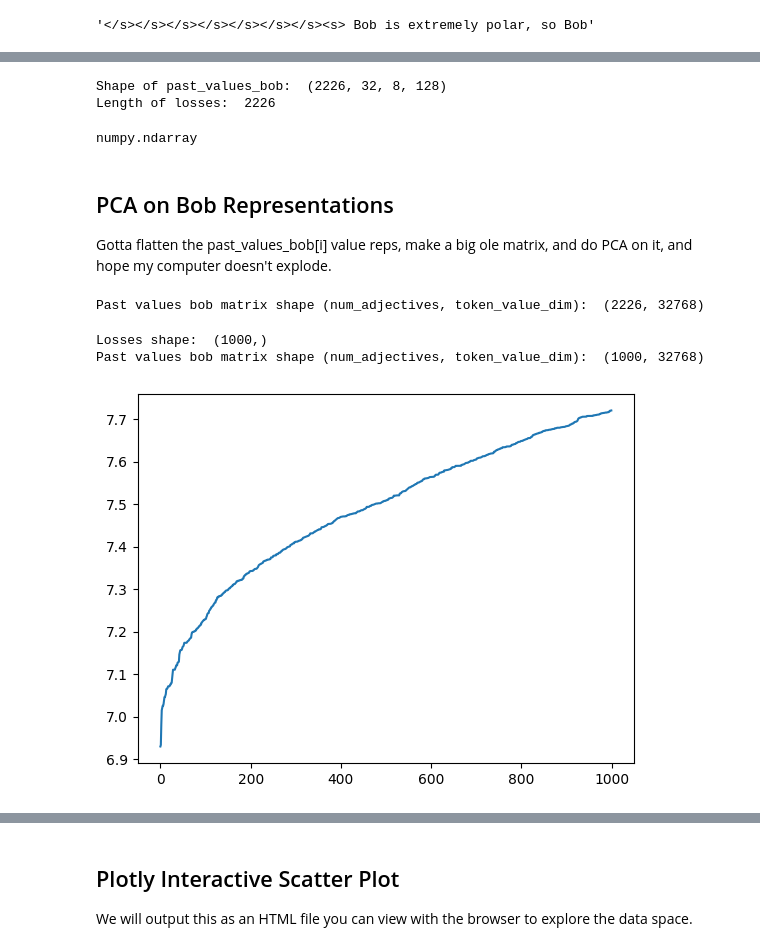
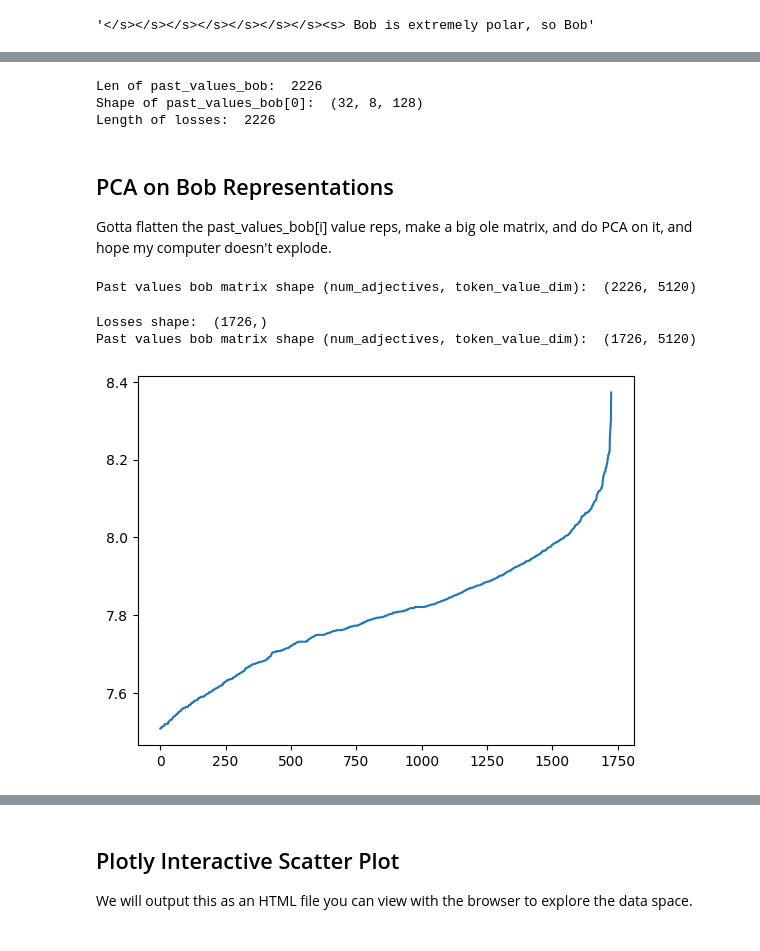
Before and after one commit to amanb2000/Emo_LLM, a Jupyter notebook: Adjective_Representation_PCA.ipynb, the cells around one changed output, grey strips where cells are left out. Saved outputs shown, nothing was run; the diff lists cells and outputs as text; code cells hidden in the pictures.

Commit message:
Work on adjective reps. TODO: rewrite cleanly/with good practices

```diff
--- a/Adjective_Representation_PCA.ipynb
+++ b/Adjective_Representation_PCA.ipynb
@@ -298,6 +288,3 @@ Compile with `TORCH_USE_CUDA_DSA` to enable device-side assertions.
 tokenizer.decode(input_ids['input_ids'][2225, :])
 # %% [output]
 '</s></s></s></s></s></s></s><s> Bob is extremely polar, so Bob'
-# %%
-losses = [float(x) for x in losses]
-print("Mean loss: ", np.mean(losses))
@@ -325,13 +305,11 @@ plt.plot(losses)
 # %%
-print("Shape of past_values_bob: ", past_values_bob.shape)
+print("Len of past_values_bob: ", len(past_values_bob))
+print("Shape of past_values_bob[0]: ", past_values_bob[0].shape)
 print("Length of losses: ", len(losses))
 # %% [output]
-Shape of past_values_bob:  (2226, 32, 8, 128)
+Len of past_values_bob:  2226
+Shape of past_values_bob[0]:  (32, 8, 128)
 Length of losses:  2226
-# %%
-type(past_values_bob)
-# %% [output]
-numpy.ndarray
 # %% [markdown]
 ## PCA on Bob Representations
 
@@ -339,9 +317,10 @@ Gotta flatten the past_values_bob[i] value reps, make a big ole matrix, and do
 PCA on it, and hope my computer doesn't explode.
 # %%
 flat_past_values_bob = []
+NUM_LAYERS = 5 # take reps from the first NUM_LAYERS layers
 
-for i in range(past_values_bob.shape[0]):
-    flat_past_values_bob.append(past_values_bob[i, :, :, :].flatten())
+for i in range(len(past_values_bob)):
+    flat_past_values_bob.append(past_values_bob[i][:NUM_LAYERS, :, :].flatten())
 
 past_values_bob_matrix = np.array(flat_past_values_bob)
 print("Past values bob matrix shape (num_adjectives, token_value_dim): ", past_values_bob_matrix.shape)
@@ -349,27 +328,27 @@ print("Past values bob matrix shape (num_adjectives, token_value_dim): ", past_v
 # save to disk
 np.save("bob_representations_flat.npy", past_values_bob_matrix)
 # %% [output]
-Past values bob matrix shape (num_adjectives, token_value_dim):  (2226, 32768)
+Past values bob matrix shape (num_adjectives, token_value_dim):  (2226, 5120)
 # %%
 # select the top 1000 in terms of loss
-top_1000_indices = np.argsort(losses)[100:1000]
+top_1000_indices = np.argsort(losses)[500:]
 losses_filtered = np.array(losses)[top_1000_indices]
 
 past_values_bob_matrix_filtered = past_values_bob_matrix[top_1000_indices, :]
 
 adjectives_filtered = [adjectives[i] for i in top_1000_indices]
 
 print("Losses shape: ", losses_filtered.shape)
 print("Past values bob matrix shape (num_adjectives, token_value_dim): ", past_values_bob_matrix_filtered.shape)
 plt.plot(losses_filtered)
 
 # send to disk
 np.save("bob_representations_flat_top1000.npy", past_values_bob_matrix_filtered)
 np.save("losses_top1000.npy", losses_filtered)
 # %% [output]
-Losses shape:  (1000,)
-Past values bob matrix shape (num_adjectives, token_value_dim):  (1000, 32768)
+Losses shape:  (1726,)
+Past values bob matrix shape (num_adjectives, token_value_dim):  (1726, 5120)
-[figure, old version]
+[figure, new version]
 # %%
 adjectives[:10]
 # %% [output]
```
Also changed, not shown: parts of 10 cells of this notebook.
